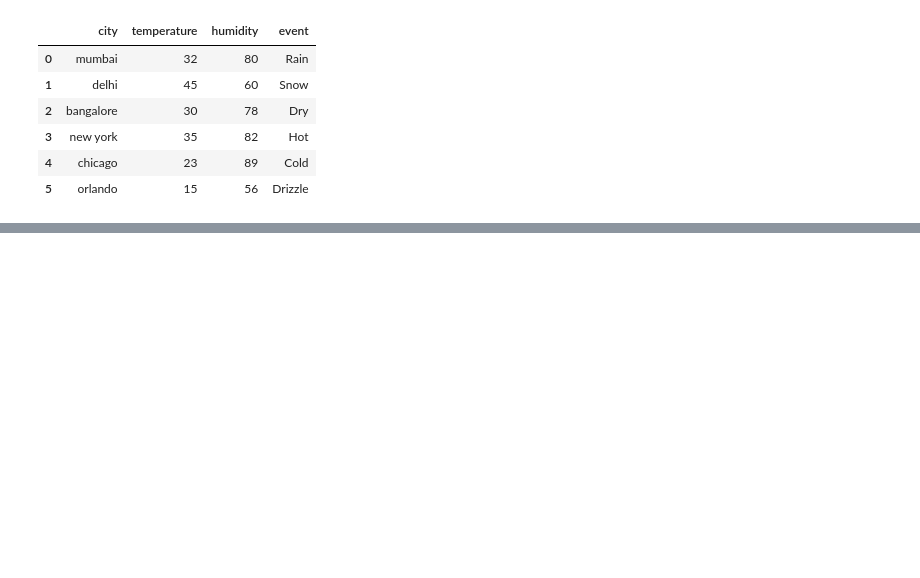
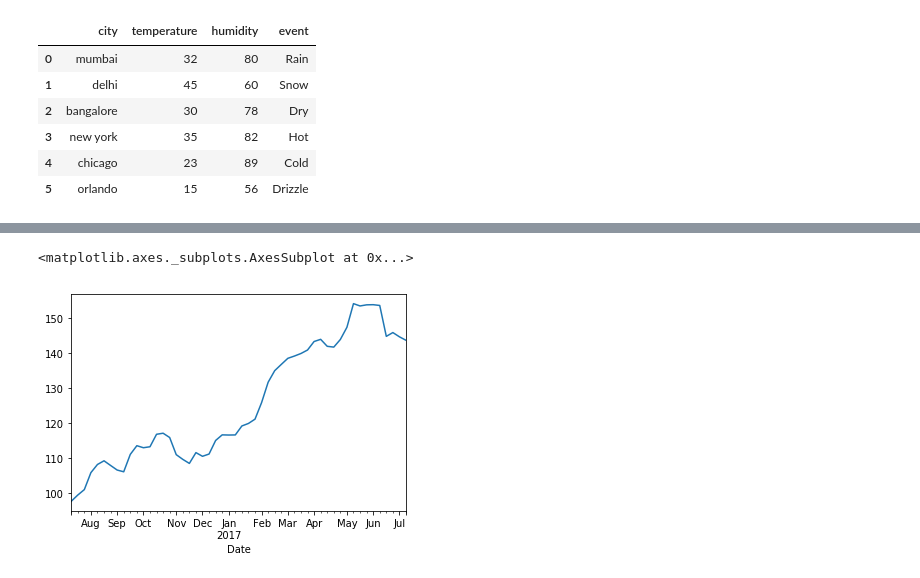
Before and after one commit to jieminhg/Practice-Panda-DataFrame, a Jupyter notebook: Pandas DF Practice.ipynb, the cells around one changed output, grey strips where cells are left out. Drawn from its saved outputs; the diff is of its cells as text; code cells hidden in the pictures; blank space fills up the shorter version.

```diff
--- a/Pandas DF Practice.ipynb
+++ b/Pandas DF Practice.ipynb
@@ -327,0 +479,5 @@ df2
+# %%
+#when importing csv, can use parsedates to reformat dates to date type, use date as index column
+import pandas as pd
+df = pd.read_csv('aapl.csv', parse_dates=['Date'], index_col='Date')
+df.head()
@@ -327,0 +574,6 @@ df2
+# %%
+%matplotlib inline
+df.Close.resample('W').mean().plot()
+# %% [output]
+<matplotlib.axes._subplots.AxesSubplot at 0x...>
+[figure, added]
```
Also changed, not shown: parts of 42 cells of this notebook, 6 other files.
